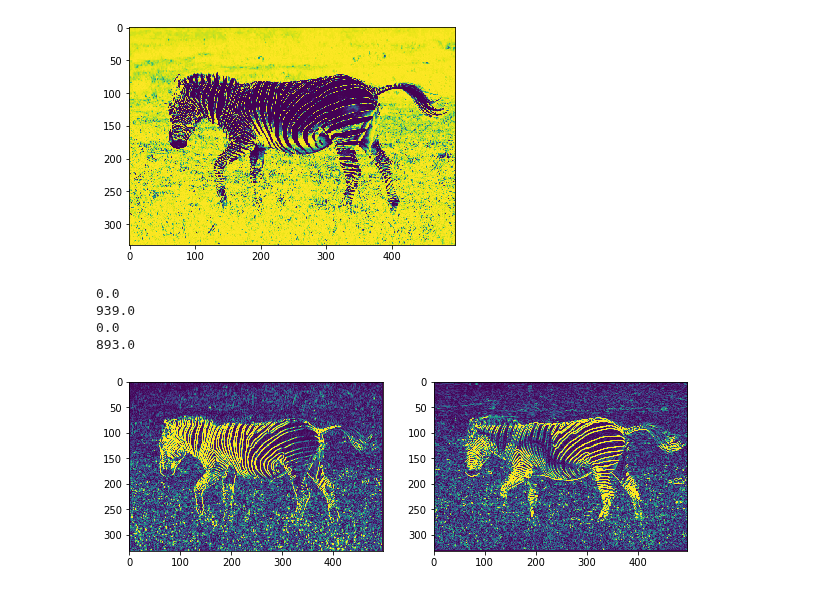
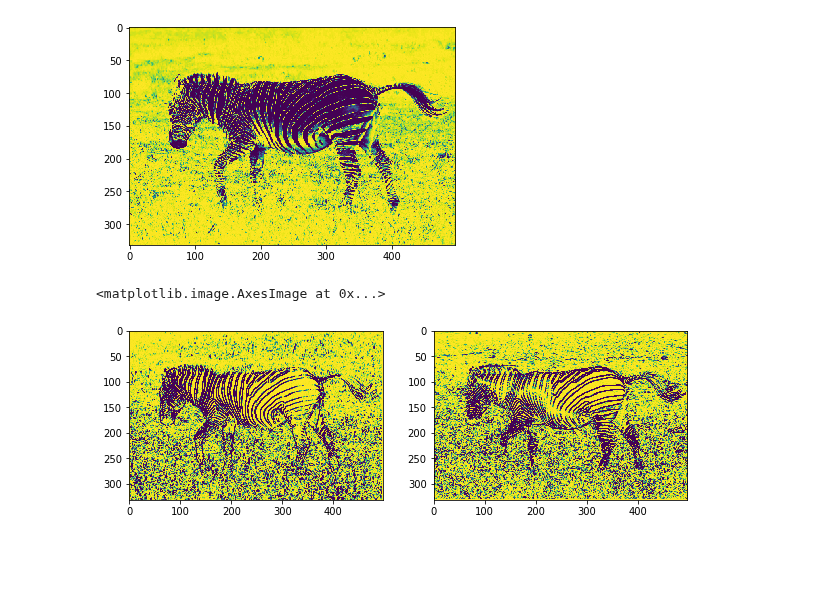
Before and after one commit to longle2718/fundaCS, a Jupyter notebook: graphcut/graphcut.ipynb, the cells around one changed output. Saved outputs shown, nothing was run; the diff lists cells and outputs as text; code cells hidden in the pictures; blank space fills up the shorter version.

```diff
--- a/graphcut/graphcut.ipynb
+++ b/graphcut/graphcut.ipynb
@@ -135,20 +135,3 @@ plt.imshow(datacost)
 # compute image gradient
 sobelx = cv2.Sobel(img,cv2.CV_64F,1,0) # Find x and y gradients
 sobely = cv2.Sobel(img,cv2.CV_64F,0,1)
-# %%
-plt.figure(figsize=(10,5))
-plt.subplot(121)
-plt.imshow(np.minimum(255,np.abs(sobelx)))
-plt.subplot(122)
-plt.imshow(np.minimum(255,np.abs(sobely)))
-
-print(np.min(np.abs(sobelx)))
-print(np.max(np.abs(sobelx)))
-print(np.min(np.abs(sobely)))
-print(np.max(np.abs(sobely)))
-# %% [output]
-0.0
-939.0
-0.0
-893.0
-[figure, removed]
@@ -155,3 +150,15 @@ print(np.max(np.abs(sobely)))
+# %%
+smoothcostx = grad_map(sobelx)
+smoothcosty = grad_map(sobely)
+
+plt.figure(figsize=(10,5))
+plt.subplot(121)
+plt.imshow(smoothcostx)
+plt.subplot(122)
+plt.imshow(smoothcosty)
+# %% [output]
+<matplotlib.image.AxesImage at 0x...>
+[figure, added]
 # %%
 # image segmentation using graph cut
 g = maxflow.Graph[float]()
```
Also changed, not shown: parts of 4 cells of this notebook.
